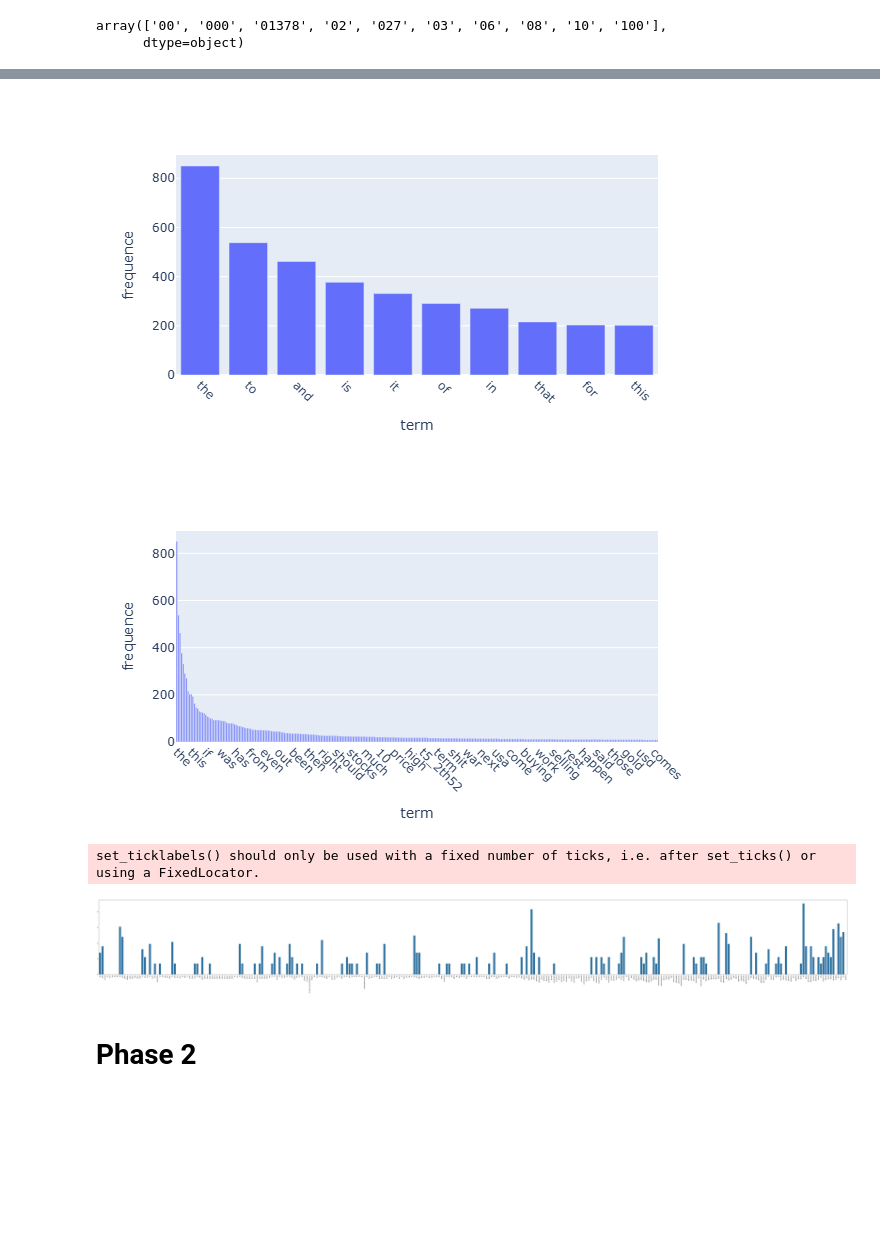
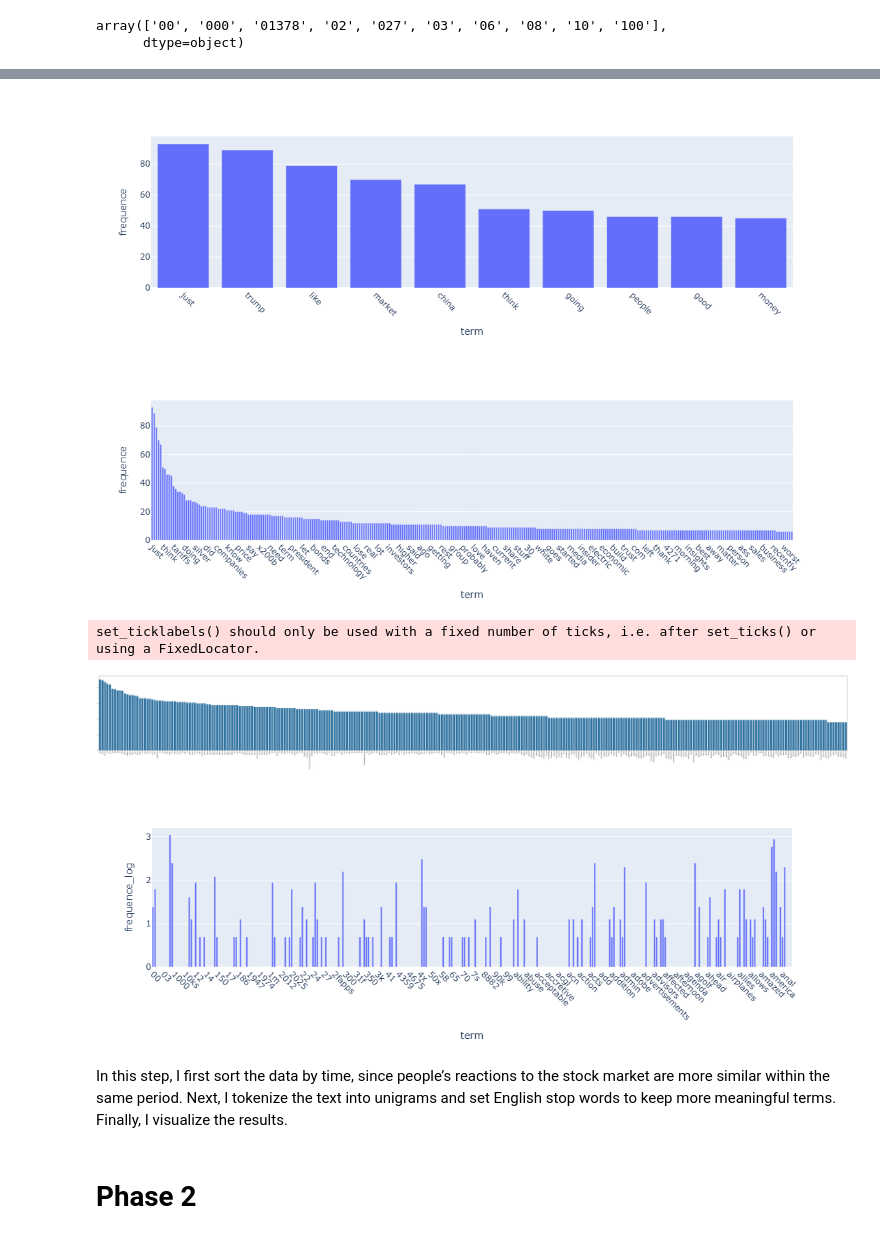
Before and after one commit to lu1hOAO/DM2025-Lab1-Exercise, a Jupyter notebook: DM2025-Lab1-Homework.ipynb, the cells around one changed output, grey strips where cells are left out. Saved outputs shown, nothing was run; the diff lists cells and outputs as text; code cells hidden in the pictures; blank space fills up the shorter version.

```diff
--- a/DM2025-Lab1-Homework.ipynb
+++ b/DM2025-Lab1-Homework.ipynb
@@ -206,2 +215,8 @@ plt.show()
 # %% [markdown]
 ### Feature Creation
+# %%
+df["datetime"]=pd.to_datetime(df['datetime'])
+df=df.sort_values(by="datetime")
+# %%
+df=df.reset_index(drop=True)
+df.head()
@@ -220,6 +242,6 @@ import plotly as py
 [nltk_data]     C:\Users\ring9\AppData\Roaming\nltk_data...
 [nltk_data]   Package punkt_tab is already up-to-date!
 # %%
-count_vect=CountVectorizer(analyzer="word")
+count_vect=CountVectorizer(analyzer="word",stop_words="english")
 count_vect.fit_transform(df["text"])
 # %% [output]
@@ -333,7 +356,7 @@ g.update_traces(textposition="outside")
 g.update_layout(xaxis_tickangle=45)
 g.show()
 # %% [output]
-[figure, old version]
+[figure, new version]
 # %%
 term_frequencies = np.asarray(df_counts.sum(axis=0))[0]
 top_idx=np.argsort(-term_frequencies )[:300]
@@ -345,27 +368,33 @@ g.update_traces(textposition="outside")
 g.update_layout(xaxis_tickangle=45)
 g.show()
 # %% [output]
-[figure, old version]
+[figure, new version]
 # %%
 import math
-term_frequencies_log = [math.log(i) for i in term_frequencies]
+term_frequencies_log = [math.log(i) for i in term_frequencies[top_idx]]
 plt.subplots(figsize=(100, 10))
 g = sns.barplot(x=count_vect.get_feature_names_out()[:300],
                 y=term_frequencies_log[:300])
 g.set_xticklabels(count_vect.get_feature_names_out()[:300], rotation = 90);
 # %% [output]
 set_ticklabels() should only be used with a fixed number of ticks, i.e. after set_ticks() or using a FixedLocator.
-[figure, old version]
+[figure, new version]
 # %%
 term_frequencies_log = [math.log(i) for i in term_frequencies]
 
 
-draw=pd.DataFrame({"term":count_vect.get_feature_names_out()[0:300],
+draw_to=pd.DataFrame({"term":count_vect.get_feature_names_out()[0:300],
                   "frequence_log":term_frequencies_log[0:300]})
-g=px.bar(df,x="term",y="frequence_log")
+g=px.bar(draw_to,x="term",y="frequence_log")
 g.update_traces(textposition="outside")
 g.update_layout(xaxis_tickangle=45)
 g.show()
+# %% [output]
+[figure, added]
+# %% [markdown]
+In this step, I first sort the data by time, since people’s reactions to the stock market are more similar within the same period.
+Next, I tokenize the text into unigrams and set English stop words to keep more meaningful terms.
+Finally, I visualize the results.
 # %% [markdown]
 # Phase 2
 # %%
```
Also changed, not shown: parts of 13 cells of this notebook.
